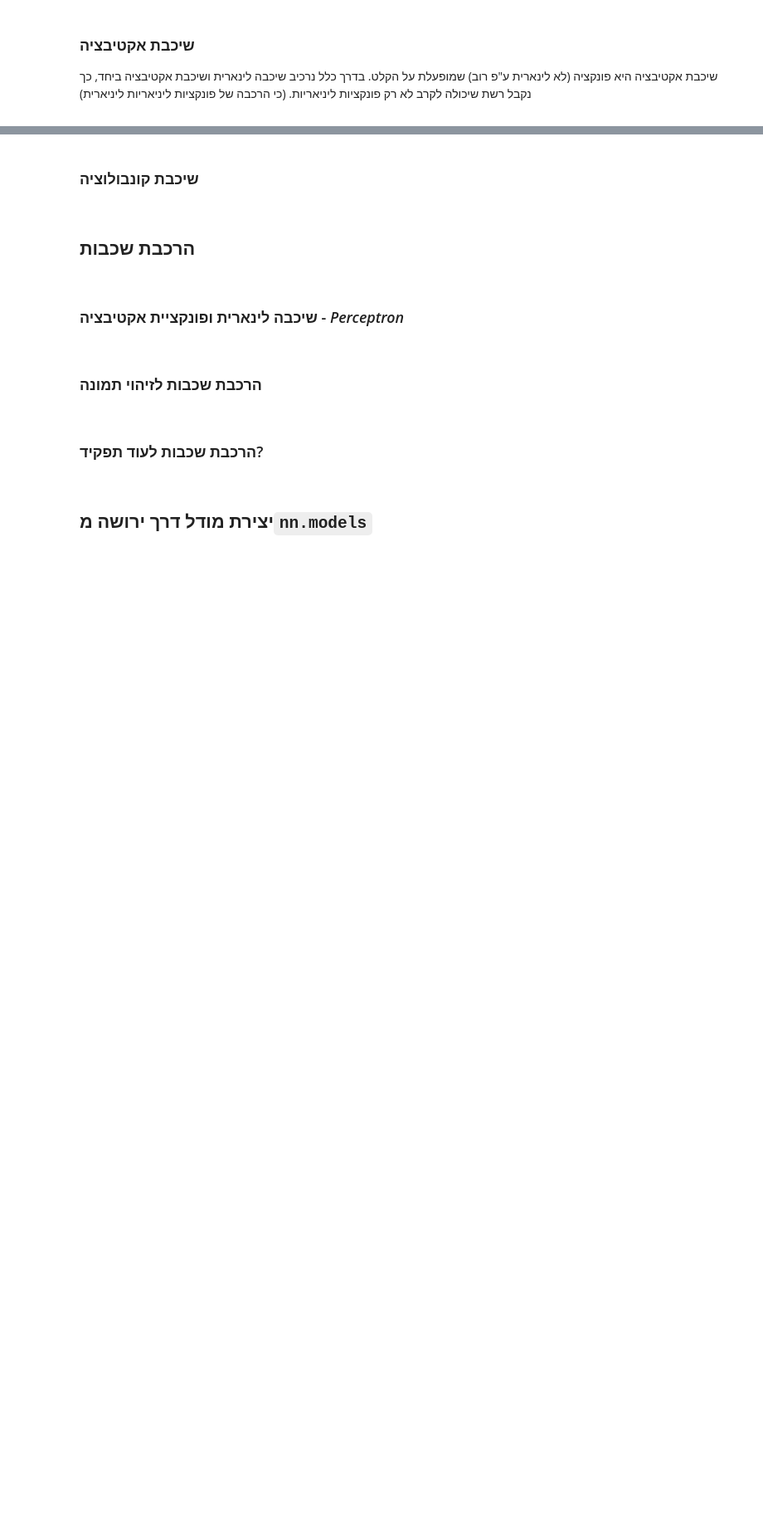
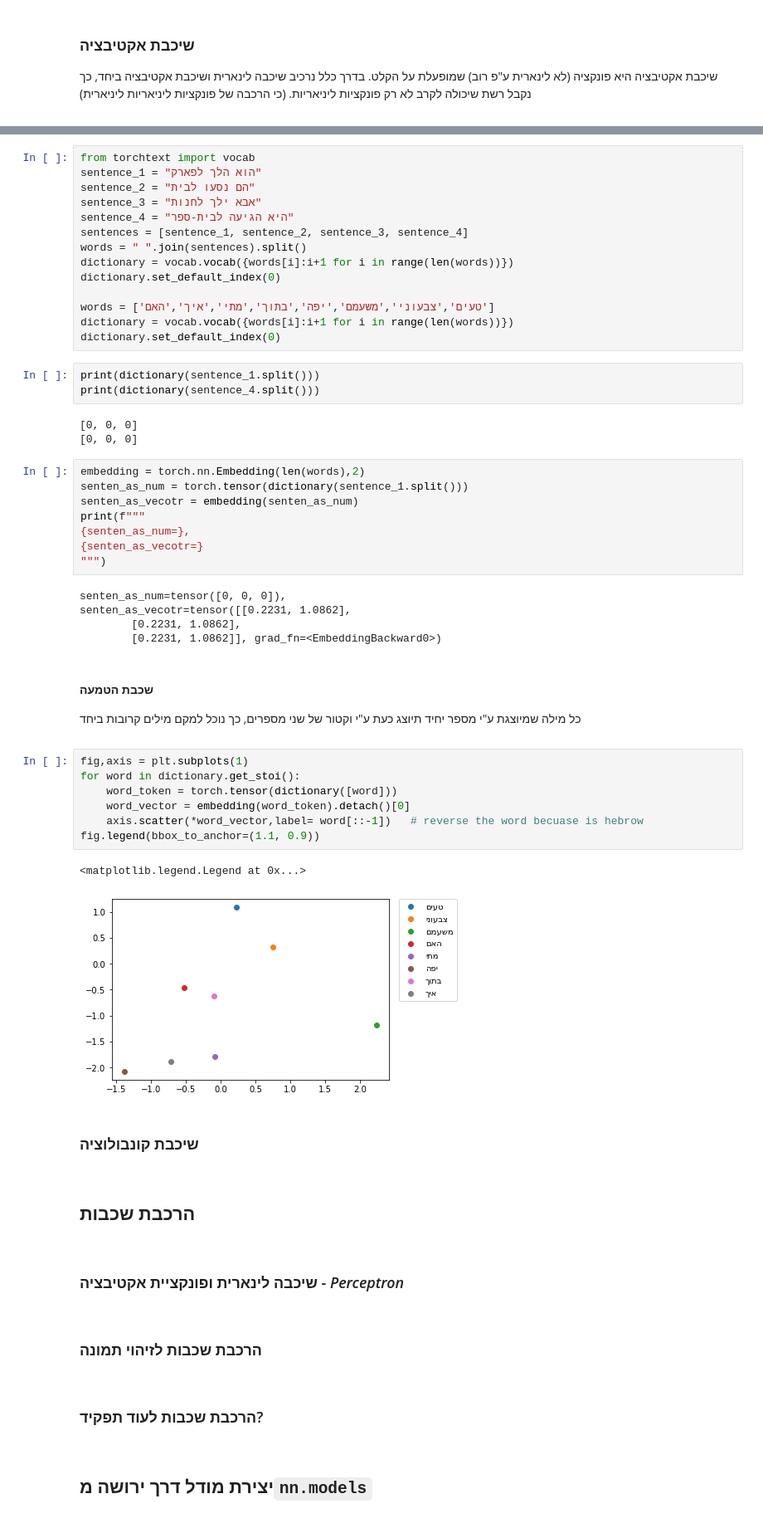
Before and after one commit to avrymi-asraf/Basic-principles-nn-pythorch, a Jupyter notebook: models.ipynb, the cells around one changed output, grey strips where cells are left out. Shown at 83% size. Drawn from its saved outputs; the diff is of its cells as text; blank space fills up the shorter version.

Commit message:
add embedding layer

```diff
--- a/models.ipynb
+++ b/models.ipynb
@@ -141,3 +192,51 @@ for label, func_and_ax in activate_functions.items():
+# %%
+from torchtext import vocab
+sentence_1 = "הוא הלך לפארק"
+sentence_2 = "הם נסעו לבית"
+sentence_3 = "אבא ילך לחנות"
+sentence_4 = "היא הגיעה לבית-ספר"
+sentences = [sentence_1, sentence_2, sentence_3, sentence_4]
+words = " ".join(sentences).split()
+dictionary = vocab.vocab({words[i]:i+1 for i in range(len(words))})
+dictionary.set_default_index(0)
+
+words = ['טעים','צבעוני','משעמם','יפה','בתוך','מתי','איך','האם']
+dictionary = vocab.vocab({words[i]:i+1 for i in range(len(words))})
+dictionary.set_default_index(0)
+# %%
+print(dictionary(sentence_1.split()))
+print(dictionary(sentence_4.split()))
+# %% [output]
+[0, 0, 0]
+[0, 0, 0]
+# %%
+embedding = torch.nn.Embedding(len(words),2)
+senten_as_num = torch.tensor(dictionary(sentence_1.split()))
+senten_as_vecotr = embedding(senten_as_num)
+print(f"""
+{senten_as_num=},
+{senten_as_vecotr=}
+""")
+# %% [output]
+senten_as_num=tensor([0, 0, 0]),
+senten_as_vecotr=tensor([[0.2231, 1.0862],
+        [0.2231, 1.0862],
+        [0.2231, 1.0862]], grad_fn=<EmbeddingBackward0>)
+# %% [markdown]
+<div dir="rtl" lang="he" xml:lang="he">
+
+#### שכבת הטמעה
+כל מילה שמיוצגת ע"י מספר יחיד תיוצג כעת ע"י וקטור של שני מספרים, כך נוכל למקם מילים קרובות ביחד
+# %%
+fig,axis = plt.subplots(1)
+for word in dictionary.get_stoi():
+    word_token = torch.tensor(dictionary([word]))
+    word_vector = embedding(word_token).detach()[0]
+    axis.scatter(*word_vector,label= word[::-1])   # reverse the word becuase is hebrow
+fig.legend(bbox_to_anchor=(1.1, 0.9))
+# %% [output]
+<matplotlib.legend.Legend at 0x...>
+[figure, added]
 # %% [markdown]
 <div dir="rtl" lang="he" xml:lang="he">
 
```
Also changed, not shown: parts of 6 cells of this notebook.
